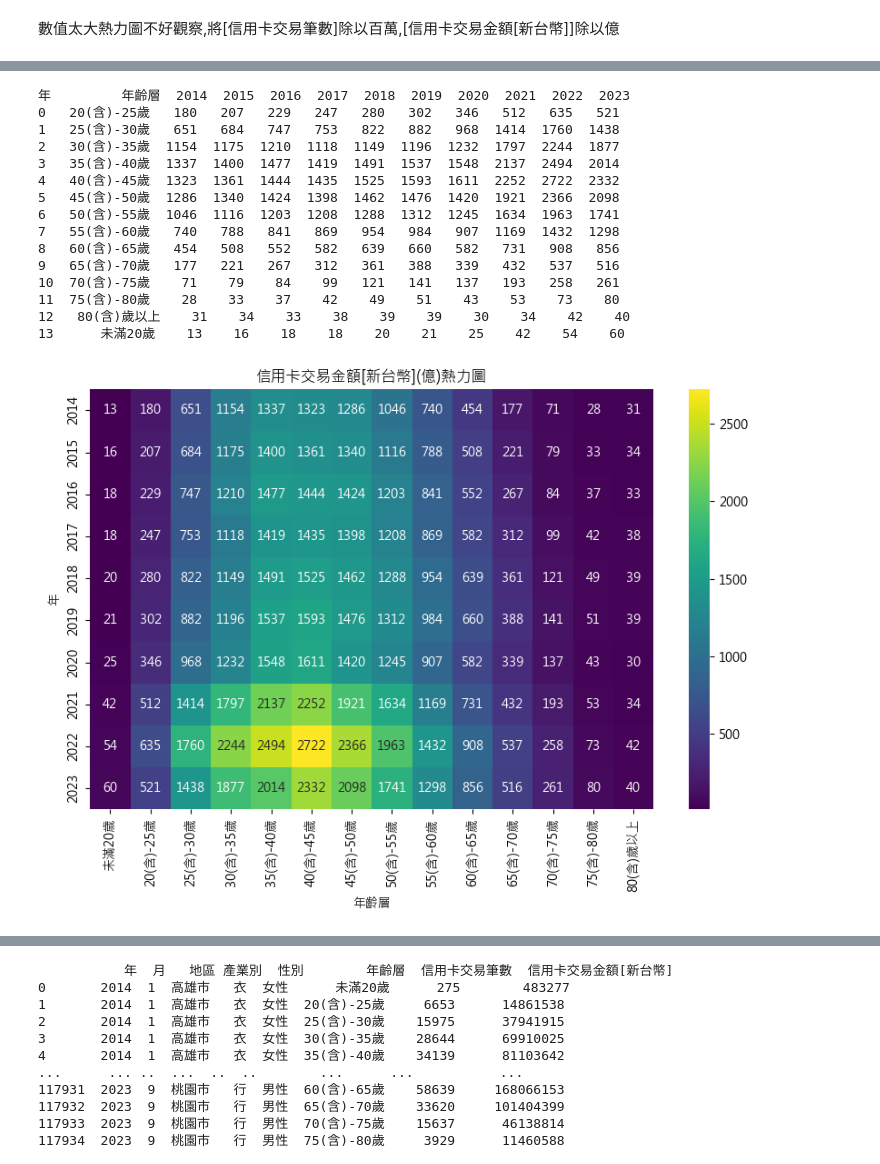
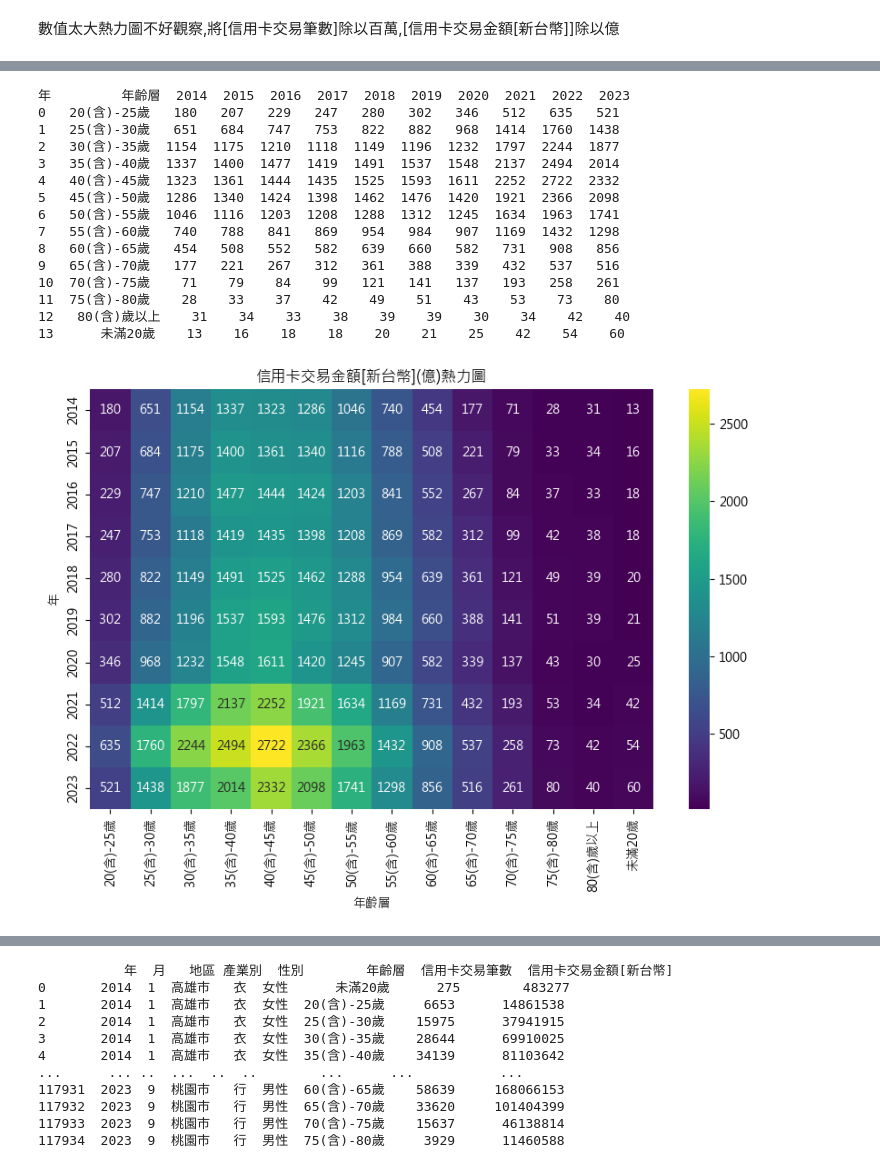
Before and after one commit to xuanlll17/creditcard, a Jupyter notebook: Machine_Learning/ML/dataView.ipynb, the cells around one changed output, grey strips where cells are left out. Saved outputs shown, nothing was run; the diff lists cells and outputs as text; code cells hidden in the pictures.

```diff
--- a/Machine_Learning/ML/dataView.ipynb
+++ b/Machine_Learning/ML/dataView.ipynb
@@ -517,5 +463,5 @@ plt.show()
 # %%
 #只能執行一次
 df_area6n['信用卡交易筆數'] = df_area6n['信用卡交易筆數']/1000000
-df_area6n['信用卡交易金額[新台幣]'] = df_area6n['信用卡交易金額[新台幣]']/100000000
+df_area6n['信用卡交易金額[新台幣]'] = df_area6n['信用卡交易金額[新台幣]']/1000000
 # %%
@@ -563,42 +496,29 @@ plt.show()
 # %%
-# 六都(不含其他類)(年齡層、年度 信用卡交易金額[新台幣]熱力圖)
-grouped_data = (
-    df_area6n.groupby(["年", "年齡層"])
-    .agg({"信用卡交易金額[新台幣]": "sum", "信用卡交易筆數": "sum"})
-    .reset_index()
-)
-pivot_table_year = grouped_data.pivot_table(
-    index="年齡層", columns="年", values="信用卡交易金額[新台幣]", aggfunc="mean"
-)
+#六都(不含其他類)(年齡層、年度 信用卡交易金額[新台幣]熱力圖)
+grouped_data = df_area6n.groupby(['年', '年齡層']).agg({'信用卡交易金額[新台幣]': 'sum', '信用卡交易筆數': 'sum'}).reset_index()
+pivot_table_year = grouped_data.pivot_table(index='年齡層', columns='年', values='信用卡交易金額[新台幣]', aggfunc='mean')
 pivot_table_year = pivot_table_year.round().astype(int)
 pivot_table_year.reset_index(inplace=True)
 print(pivot_table_year)
-# 確保未滿20歲顯示在最前面
-age_order = ["未滿20歲"] + sorted(set(pivot_table_year["年齡層"]) - {"未滿20歲"})
-
-pivot_table_year["年齡層"] = pd.Categorical(
-    pivot_table_year["年齡層"], categories=age_order, ordered=True
-)
-pivot_table_year = pivot_table_year.sort_values(by="年齡層")
 plt.figure(figsize=(10, 6))
-sns.heatmap(pivot_table_year.set_index("年齡層").T, cmap="viridis", annot=True, fmt=".0f")
-plt.title("信用卡交易金額[新台幣](億)熱力圖")
+sns.heatmap(pivot_table_year.set_index('年齡層').T, cmap='viridis', annot=True, fmt=".0f")
+plt.title('信用卡交易金額[新台幣](億)熱力圖')
 plt.show()
 # %% [output]
 年         年齡層  2014  2015  2016  2017  2018  2019  2020  2021  2022  2023
 0   20(含)-25歲   180   207   229   247   280   302   346   512   635   521
 1   25(含)-30歲   651   684   747   753   822   882   968  1414  1760  1438
 2   30(含)-35歲  1154  1175  1210  1118  1149  1196  1232  1797  2244  1877
 3   35(含)-40歲  1337  1400  1477  1419  1491  1537  1548  2137  2494  2014
 4   40(含)-45歲  1323  1361  1444  1435  1525  1593  1611  2252  2722  2332
 5   45(含)-50歲  1286  1340  1424  1398  1462  1476  1420  1921  2366  2098
 6   50(含)-55歲  1046  1116  1203  1208  1288  1312  1245  1634  1963  1741
 7   55(含)-60歲   740   788   841   869   954   984   907  1169  1432  1298
 8   60(含)-65歲   454   508   552   582   639   660   582   731   908   856
 9   65(含)-70歲   177   221   267   312   361   388   339   432   537   516
 10  70(含)-75歲    71    79    84    99   121   141   137   193   258   261
 11  75(含)-80歲    28    33    37    42    49    51    43    53    73    80
 12   80(含)歲以上    31    34    33    38    39    39    30    34    42    40
 13      未滿20歲    13    16    18    18    20    21    25    42    54    60
-[figure, old version]
+[figure, new version]
 # %%
```
Also changed, not shown: parts of 14 cells of this notebook, 2 other files.
